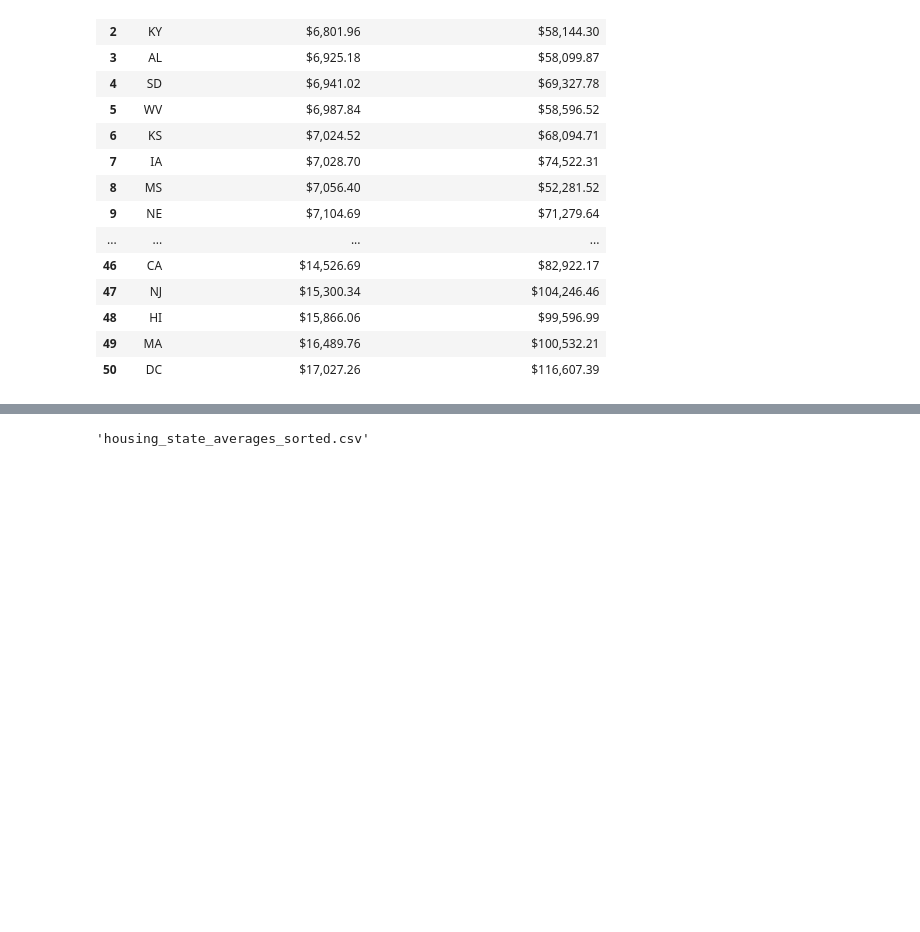
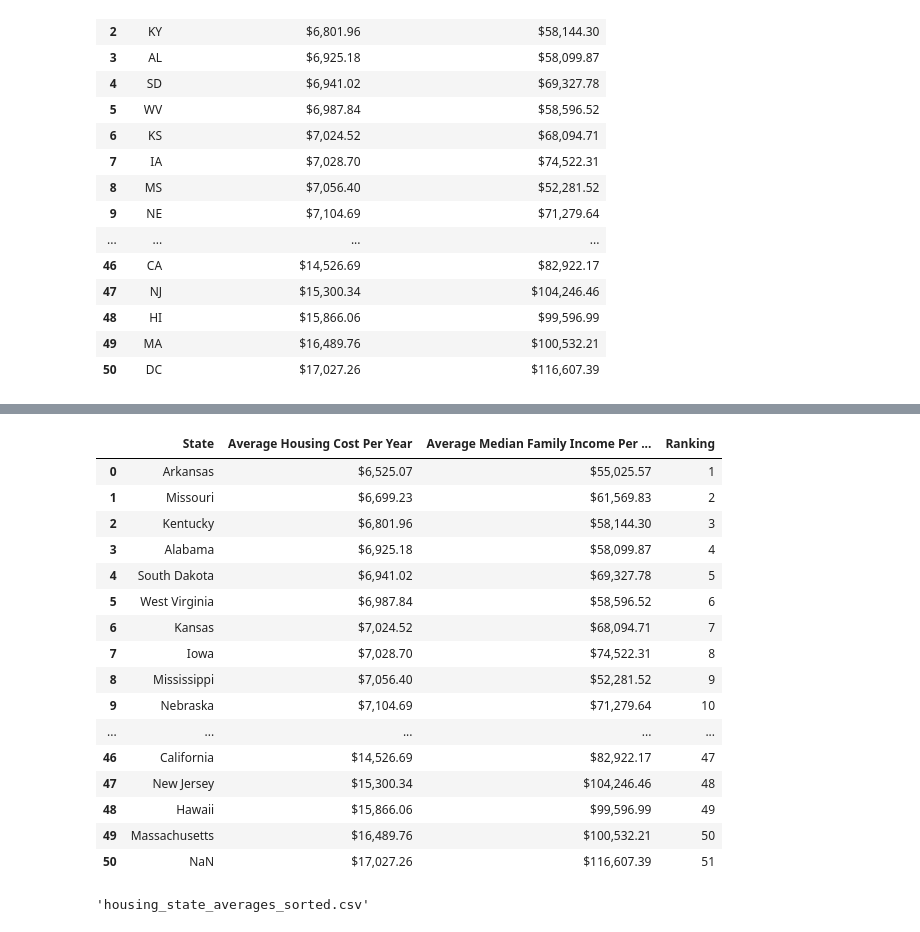
Before and after one commit to swiresjr/Project-3-Team-7-Retirement, a Jupyter notebook: Cost_Of_Living_Data.ipynb, the cells around one changed output, grey strips where cells are left out. Saved outputs shown, nothing was run; the diff lists cells and outputs as text; code cells hidden in the pictures; blank space fills up the shorter version.

```diff
--- a/Cost_Of_Living_Data.ipynb
+++ b/Cost_Of_Living_Data.ipynb
@@ -175,3 +175,8 @@ housing_state_averages_sorted
 | 48 | HI | $15,866.06 | $99,596.99 |
 | 49 | MA | $16,489.76 | $100,532.21 |
 | 50 | DC | $17,027.26 | $116,607.39 |
+# %%
+# Add a "Ranking" column based on the index
+housing_state_averages_sorted['Ranking'] = housing_state_averages_sorted.index + 1
+
+housing_state_averages_sorted.head()
@@ -178,3 +190,41 @@ housing_state_averages_sorted
+# %%
+#Replace States abbreviations for full name
+
+state_abbreviations = {
+    "AL": "Alabama", "AK": "Alaska", "AZ": "Arizona", "AR": "Arkansas", "CA": "California",
+    "CO": "Colorado", "CT": "Connecticut", "DE": "Delaware", "FL": "Florida", "GA": "Georgia",
+    "HI": "Hawaii", "ID": "Idaho", "IL": "Illinois", "IN": "Indiana", "IA": "Iowa",
+    "KS": "Kansas", "KY": "Kentucky", "LA": "Louisiana", "ME": "Maine", "MD": "Maryland",
+    "MA": "Massachusetts", "MI": "Michigan", "MN": "Minnesota", "MS": "Mississippi",
+    "MO": "Missouri", "MT": "Montana", "NE": "Nebraska", "NV": "Nevada", "NH": "New Hampshire",
+    "NJ": "New Jersey", "NM": "New Mexico", "NY": "New York", "NC": "North Carolina",
+    "ND": "North Dakota", "OH": "Ohio", "OK": "Oklahoma", "OR": "Oregon", "PA": "Pennsylvania",
+    "RI": "Rhode Island", "SC": "South Carolina", "SD": "South Dakota", "TN": "Tennessee",
+    "TX": "Texas", "UT": "Utah", "VT": "Vermont", "VA": "Virginia", "WA": "Washington",
+    "WV": "West Virginia", "WI": "Wisconsin", "WY": "Wyoming"
+}
+
+housing_state_averages_sorted['State'] = housing_state_averages_sorted['State'].map(state_abbreviations)
+
+housing_state_averages_sorted
+# %% [output]
+|  | State | Average Housing Cost Per Year | Average Median Family Income Per ... | Ranking |
+| 0 | Arkansas | $6,525.07 | $55,025.57 | 1 |
+| 1 | Missouri | $6,699.23 | $61,569.83 | 2 |
+| 2 | Kentucky | $6,801.96 | $58,144.30 | 3 |
+| 3 | Alabama | $6,925.18 | $58,099.87 | 4 |
+| 4 | South Dakota | $6,941.02 | $69,327.78 | 5 |
+| 5 | West Virginia | $6,987.84 | $58,596.52 | 6 |
+| 6 | Kansas | $7,024.52 | $68,094.71 | 7 |
+| 7 | Iowa | $7,028.70 | $74,522.31 | 8 |
+| 8 | Mississippi | $7,056.40 | $52,281.52 | 9 |
+| 9 | Nebraska | $7,104.69 | $71,279.64 | 10 |
+| ... | ... | ... | ... | ... |
+| 46 | California | $14,526.69 | $82,922.17 | 47 |
+| 47 | New Jersey | $15,300.34 | $104,246.46 | 48 |
+| 48 | Hawaii | $15,866.06 | $99,596.99 | 49 |
+| 49 | Massachusetts | $16,489.76 | $100,532.21 | 50 |
+| 50 | NaN | $17,027.26 | $116,607.39 | 51 |
 # %%
 #export to csv
 
```
Also changed, not shown: parts of 1 cell of this notebook, 3 other files.
